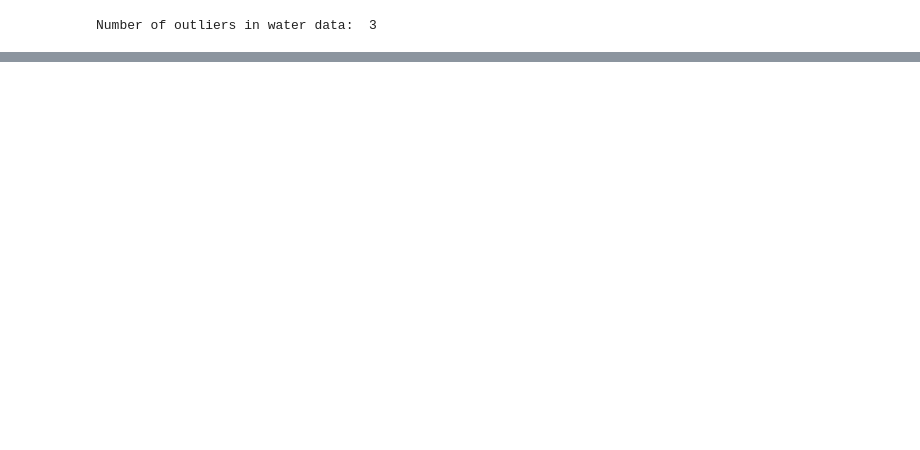
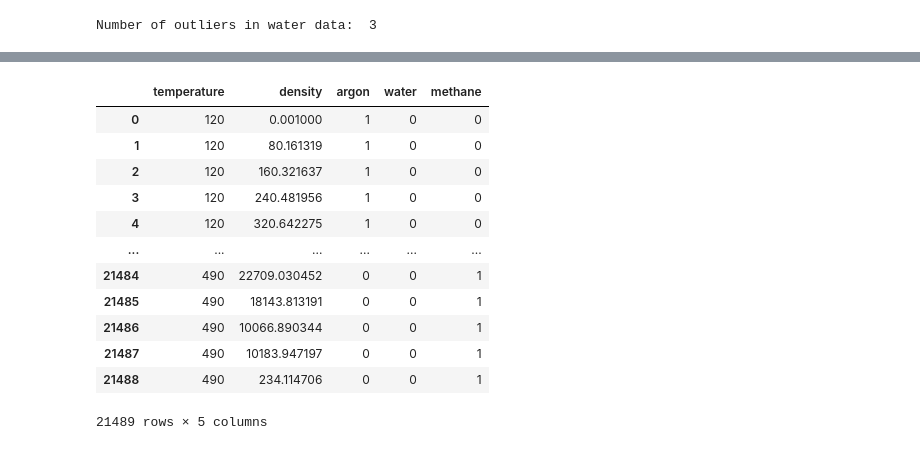
Before and after one commit to RuilongWang1215/ML-uv-theory, a Jupyter notebook: test_ml.ipynb, the cells around one changed output, grey strips where cells are left out. Cells and saved outputs as stored; diff of their text form; code cells hidden in the pictures; blank space fills up the shorter version.

```diff
--- a/test_ml.ipynb
+++ b/test_ml.ipynb
@@ -136,0 +194,17 @@ Name: 15, dtype: object
+# %%
+X = total_data_onehot[['temperature', 'density', 'argon', 'water', 'methane']]
+X
+# %% [output]
+|  | temperature | density | argon | water | methane |
+| 0 | 120 | 0.001000 | 1 | 0 | 0 |
+| 1 | 120 | 80.161319 | 1 | 0 | 0 |
+| 2 | 120 | 160.321637 | 1 | 0 | 0 |
+| 3 | 120 | 240.481956 | 1 | 0 | 0 |
+| 4 | 120 | 320.642275 | 1 | 0 | 0 |
+| ... | ... | ... | ... | ... | ... |
+| 21484 | 490 | 22709.030452 | 0 | 0 | 1 |
+| 21485 | 490 | 18143.813191 | 0 | 0 | 1 |
+| 21486 | 490 | 10066.890344 | 0 | 0 | 1 |
+| 21487 | 490 | 10183.947197 | 0 | 0 | 1 |
+| 21488 | 490 | 234.114706 | 0 | 0 | 1 |
+21489 rows × 5 columns
```
Also changed, not shown: parts of 10 cells of this notebook, 9 other files.
